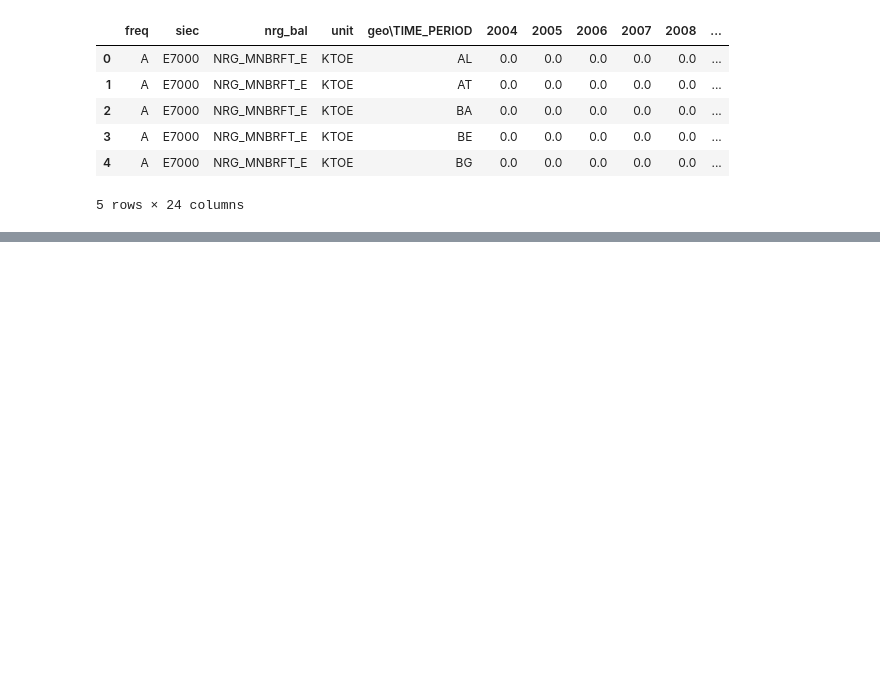
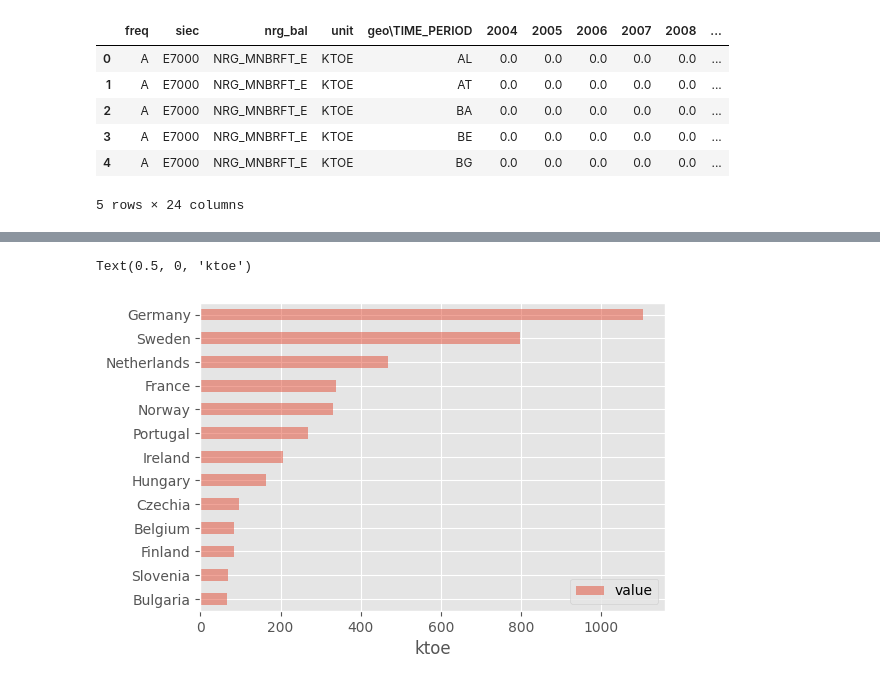
Before and after one commit to RomainBes/Eurostat, a Jupyter notebook: Eurostat.ipynb, the cells around one changed output, grey strips where cells are left out. Saved outputs shown, nothing was run; the diff lists cells and outputs as text; code cells hidden in the pictures; blank space fills up the shorter version.

```diff
--- a/Eurostat.ipynb
+++ b/Eurostat.ipynb
@@ -47,0 +343,9 @@ df.to_csv(f"data/{dataset_code}.csv")
+# %%
+fig, ax = plt.subplots(figsize=(6, 4))
+dfp.sort_values("value", ascending=True).iloc[-15:-2].plot(
+    kind="barh", ax=ax, alpha=0.5
+)
+ax.set_xlabel("ktoe")
+# %% [output]
+Text(0.5, 0, 'ktoe')
+[figure, added]
```
Also changed, not shown: parts of 22 cells of this notebook, 2 other files.
